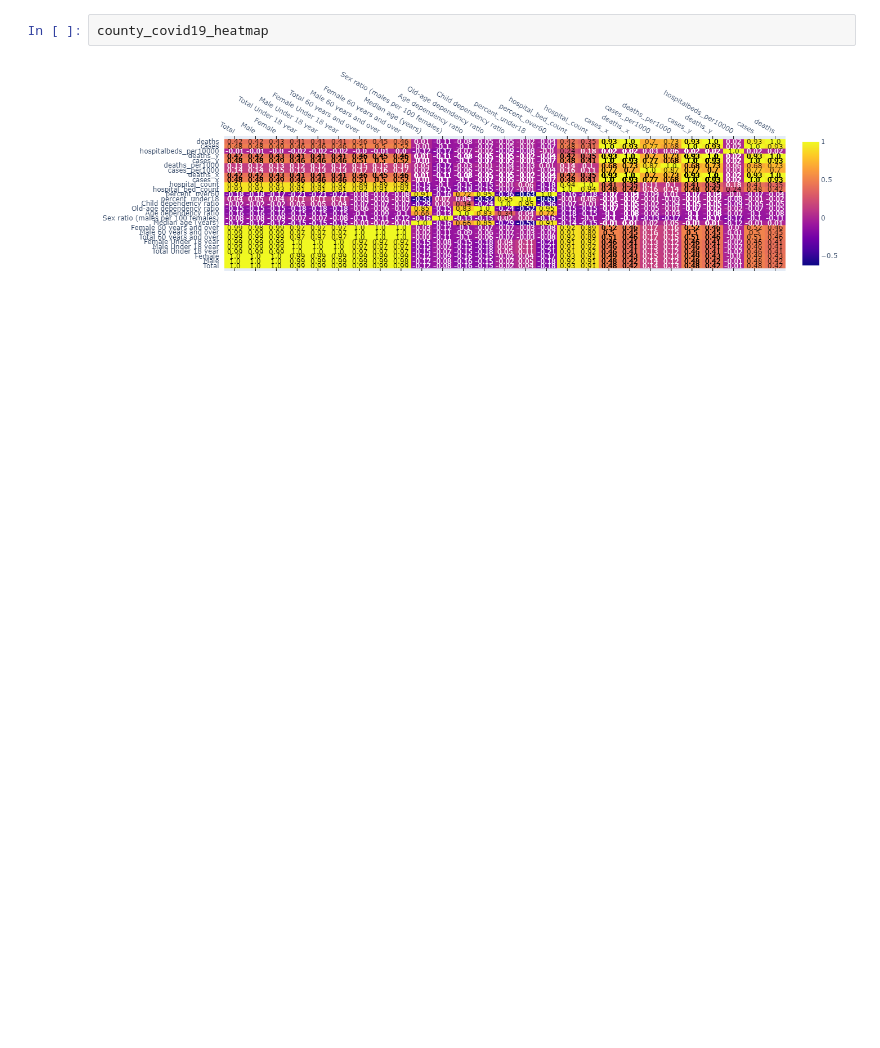
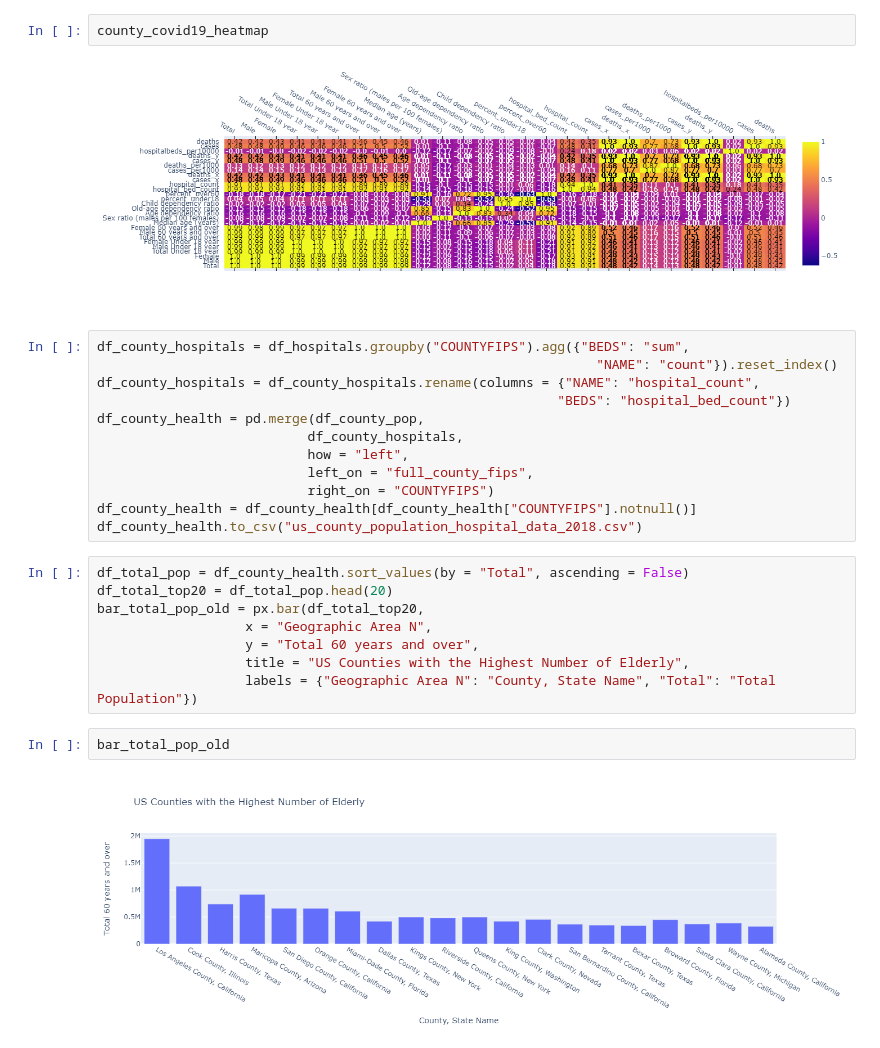
Before and after one commit to danielhong3/Merging-and-Cleaning-Data-Data-Visualizations-Covid19-Data, a Jupyter notebook: Hong_Daniel_PythonProject1.ipynb, the cells around one changed output. Drawn from its saved outputs; the diff is of its cells as text; blank space fills up the shorter version.

```diff
--- a/Hong_Daniel_PythonProject1.ipynb
+++ b/Hong_Daniel_PythonProject1.ipynb
@@ -197,3 +190,27 @@ county_covid19_heatmap = ff.create_annotated_heatmap(z = covid_corr.values,
 county_covid19_heatmap
 # %% [output]
 [figure]
+# %%
+df_county_hospitals = df_hospitals.groupby("COUNTYFIPS").agg({"BEDS": "sum",
+                                                                "NAME": "count"}).reset_index()
+df_county_hospitals = df_county_hospitals.rename(columns = {"NAME": "hospital_count",
+                                                           "BEDS": "hospital_bed_count"})
+df_county_health = pd.merge(df_county_pop,
+                           df_county_hospitals,
+                           how = "left",
+                           left_on = "full_county_fips",
+                           right_on = "COUNTYFIPS")
+df_county_health = df_county_health[df_county_health["COUNTYFIPS"].notnull()]
+df_county_health.to_csv("us_county_population_hospital_data_2018.csv")
+# %%
+df_total_pop = df_county_health.sort_values(by = "Total", ascending = False)
+df_total_top20 = df_total_pop.head(20)
+bar_total_pop_old = px.bar(df_total_top20,
+                   x = "Geographic Area N",
+                   y = "Total 60 years and over",
+                   title = "US Counties with the Highest Number of Elderly",
+                   labels = {"Geographic Area N": "County, State Name", "Total": "Total Population"})
+# %%
+bar_total_pop_old
+# %% [output]
+[figure, added]
```
Also changed, not shown: parts of 2 cells of this notebook.
